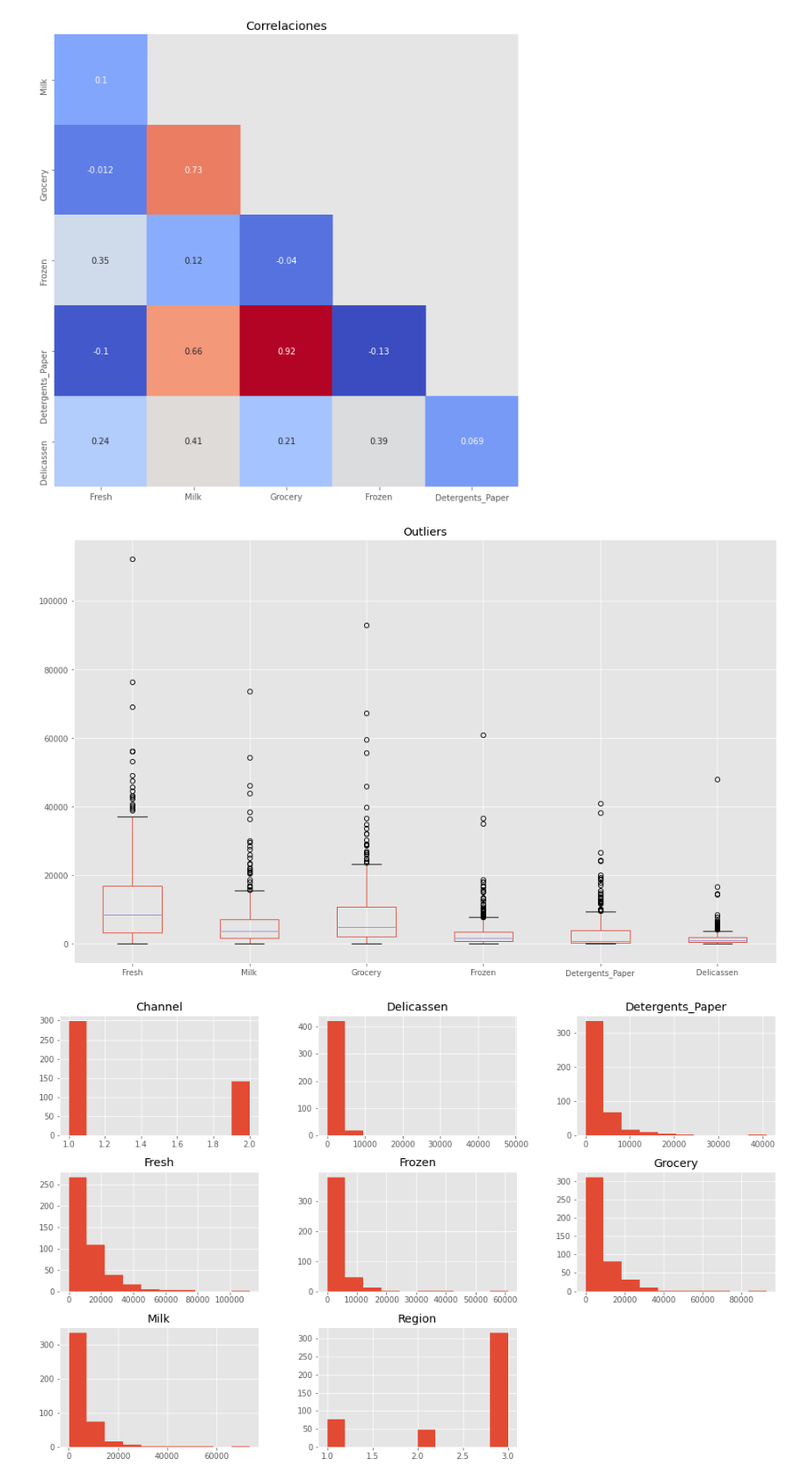
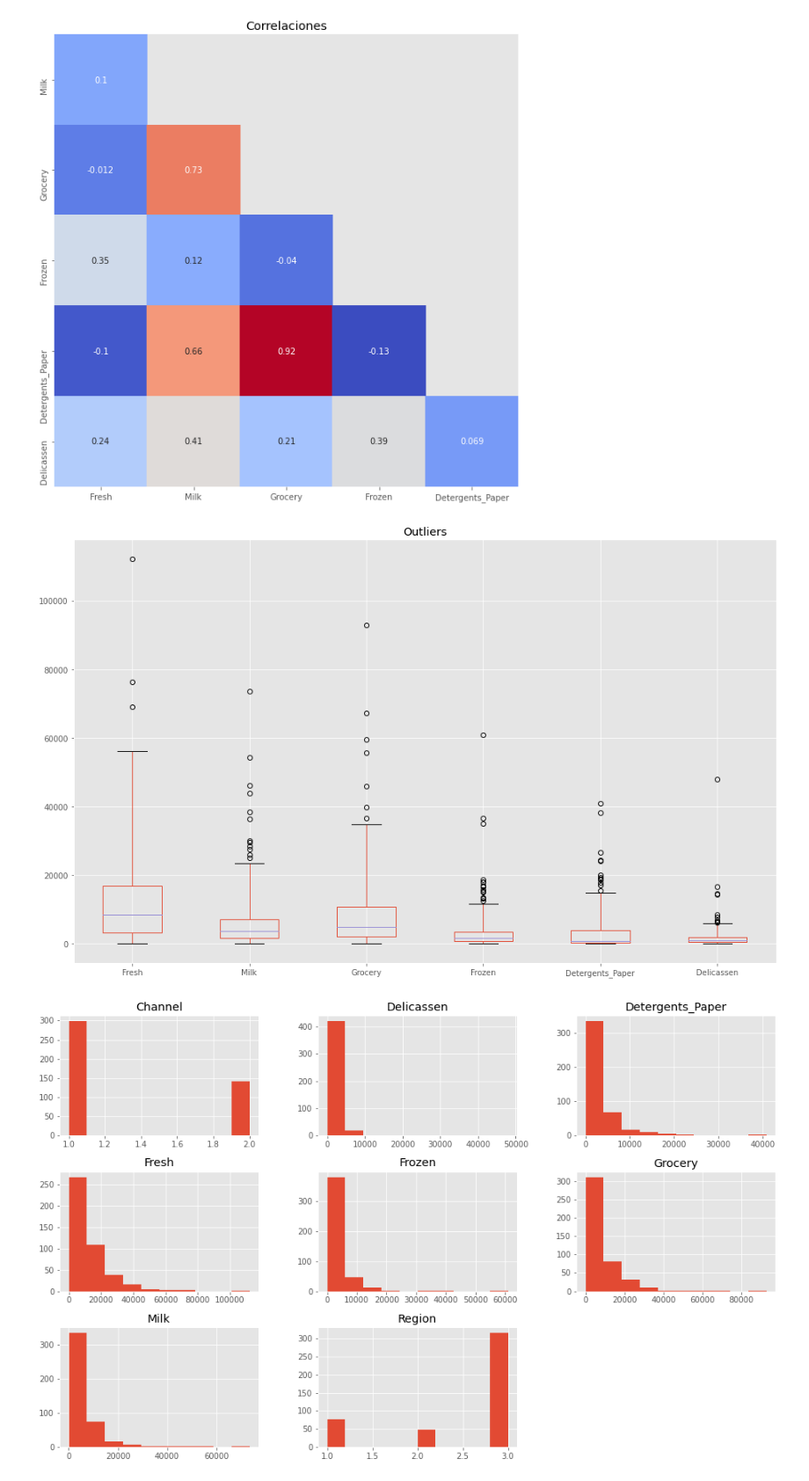
Before and after one commit to ta-data-mexpt/lab-unsupervised-learning, a Jupyter notebook: main/main.ipynb, the cells around one changed output. Shown: that part at 88% size. Drawn from its saved outputs; the diff is of its cells as text; code cells hidden in the pictures.

```diff
--- a/main/main.ipynb
+++ b/main/main.ipynb
@@ -94,9 +94,9 @@ sns.heatmap(customer_corr.iloc[1:,:-1],mask=mask[1:,:-1],cmap="coolwarm",annot=T
 # %%
 plt.figure(figsize=(10*1.618,10))
 plt.title("Outliers")
-customers.iloc[:,2:].boxplot();
+customers.iloc[:,2:].boxplot(whis=3);
 # %% [output]
-[figure, old version]
+[figure, new version]
 # %%
 customers.hist(figsize=(10*1.618,10));
 # %% [output]
```
Also changed, not shown: parts of 18 cells of this notebook.
